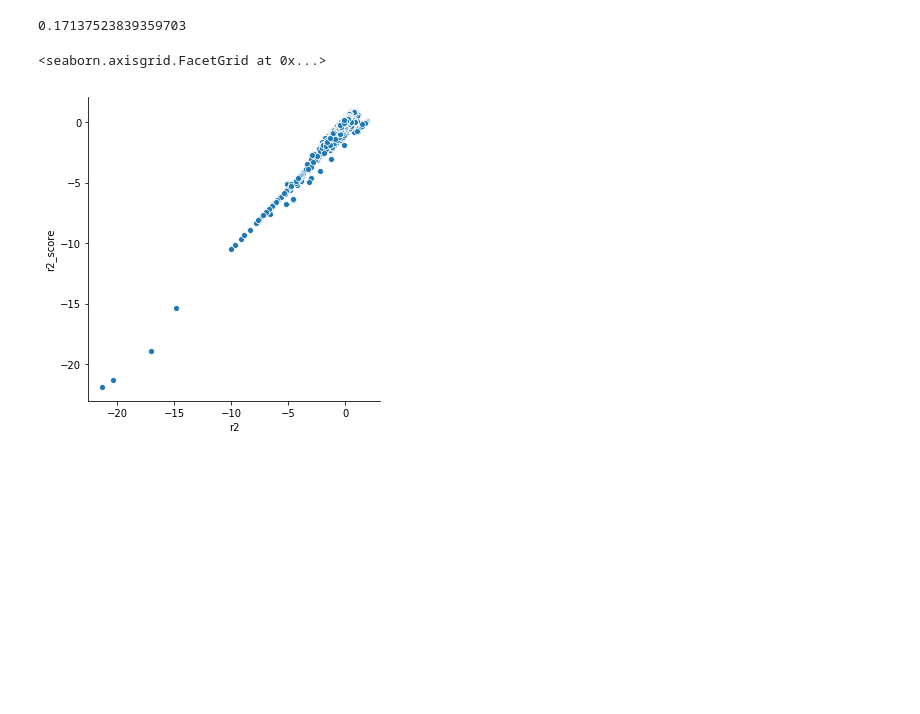
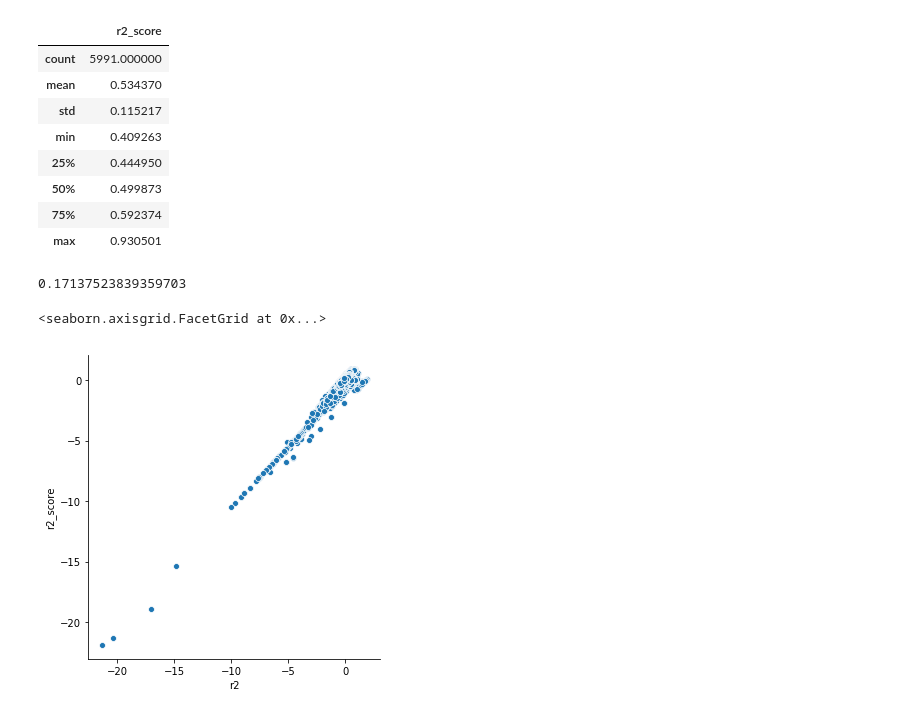
Before and after one commit to lucas-ubm/phc-data-pipeline, a Jupyter notebook: Untitled.ipynb, the cells around one changed output. Saved outputs shown, nothing was run; the diff lists cells and outputs as text; code cells hidden in the pictures; blank space fills up the shorter version.

```diff
--- a/Untitled.ipynb
+++ b/Untitled.ipynb
@@ -9,3 +21,15 @@ clean = pd.read_csv('data/runs/clean.csv')
+# %%
+clean[clean['r2_score'] >= clean['r2_score'].quantile(0.95)][['r2_score']].describe()
+# %% [output]
+|  | r2_score |
+| count | 5991.000000 |
+| mean | 0.534370 |
+| std | 0.115217 |
+| min | 0.409263 |
+| 25% | 0.444950 |
+| 50% | 0.499873 |
+| 75% | 0.592374 |
+| max | 0.930501 |
 # %%
 1-(np.var(clean['r2'])/np.var(clean['r2_score']))
 # %% [output]
```
Also changed, not shown: parts of 1 cell of this notebook, 4 other files.
